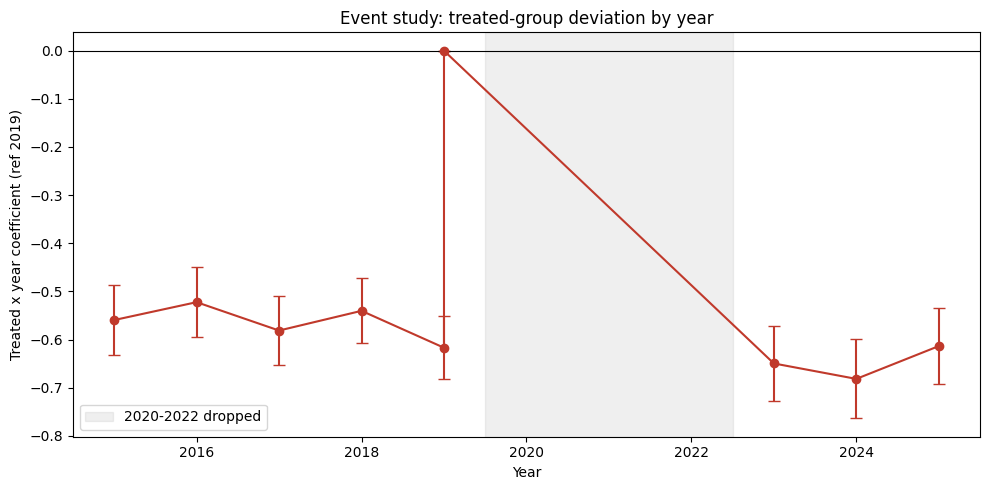
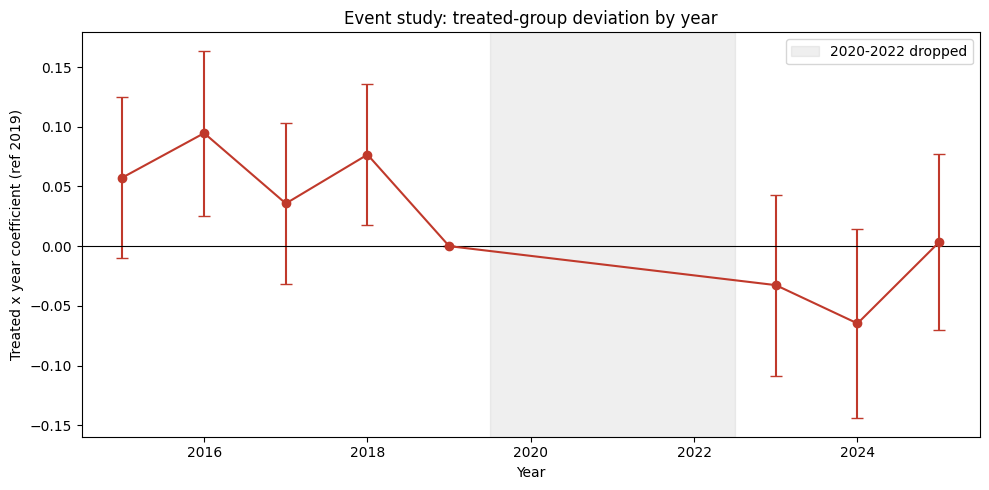
The notebook cell's code change between the first figure and the second:
--- before
+++ after
@@ -1,16 +1,20 @@
-es = smf.ols('ly ~ C(dept) + C(year, Treatment(reference=2019)) '
-             '+ treated:C(year, Treatment(reference=2019))', data=d).fit(
-    cov_type='HC1')
-rows = []
-for p in es.params.index:
-    if p.startswith('treated:'):
-        yr = int(p.rsplit('[', 1)[-1].rstrip(']').replace('T.', ''))
-        rows.append((yr, es.params[p], es.bse[p]))
-ev = pd.DataFrame(rows, columns=['year', 'coef', 'se'])
-ev = pd.concat([ev, pd.DataFrame([{'year': 2019, 'coef': 0.0, 'se': 0.0}])], ignore_index=True)
-ev = ev.sort_values('year').reset_index(drop=True)
+years = sorted(d['year'].unique())
+terms = []
+for y in years:
+    if y == 2019:
+        continue
+    col = f'ev_{y}'
+    d[col] = d['treated'] * (d['year'] == y).astype(int)
+    terms.append(col)
+es = smf.ols('ly ~ C(dept) + C(year) + ' + ' + '.join(terms), data=d).fit(cov_type='HC1')
+
+rows = [{'year': 2019, 'coef': 0.0, 'ci': 0.0}]
+for y in years:
+    if y != 2019:
+        rows.append({'year': int(y), 'coef': es.params[f'ev_{y}'], 'ci': 1.96 * es.bse[f'ev_{y}']})
+ev = pd.DataFrame(rows).sort_values('year').reset_index(drop=True)
 
 fig, ax = plt.subplots(figsize=(10, 5))
-ax.errorbar(ev['year'], ev['coef'], yerr=1.96 * ev['se'], fmt='o-', color='#c0392b', capsize=4)
+ax.errorbar(ev['year'], ev['coef'], yerr=ev['ci'], fmt='o-', color='#c0392b', capsize=4)
 ax.axhline(0, color='black', lw=0.8)
 ax.axvspan(2019.5, 2022.5, alpha=0.12, color='gray', label='2020-2022 dropped')

Commit: Fix the event study specification